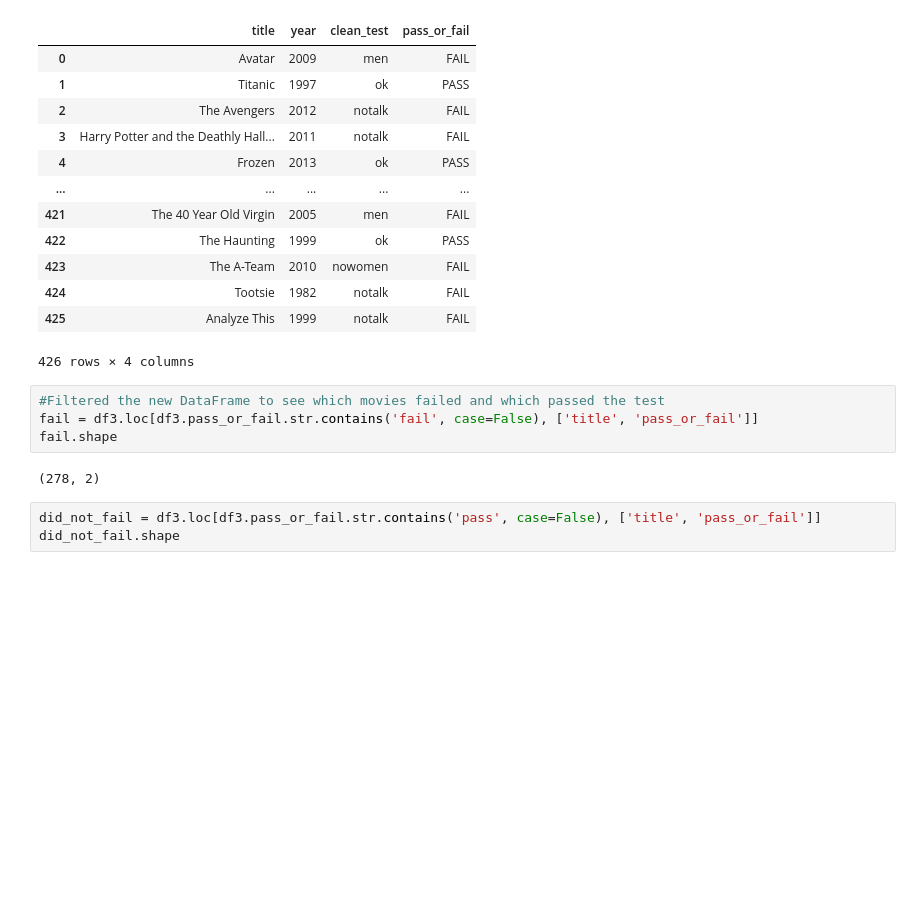
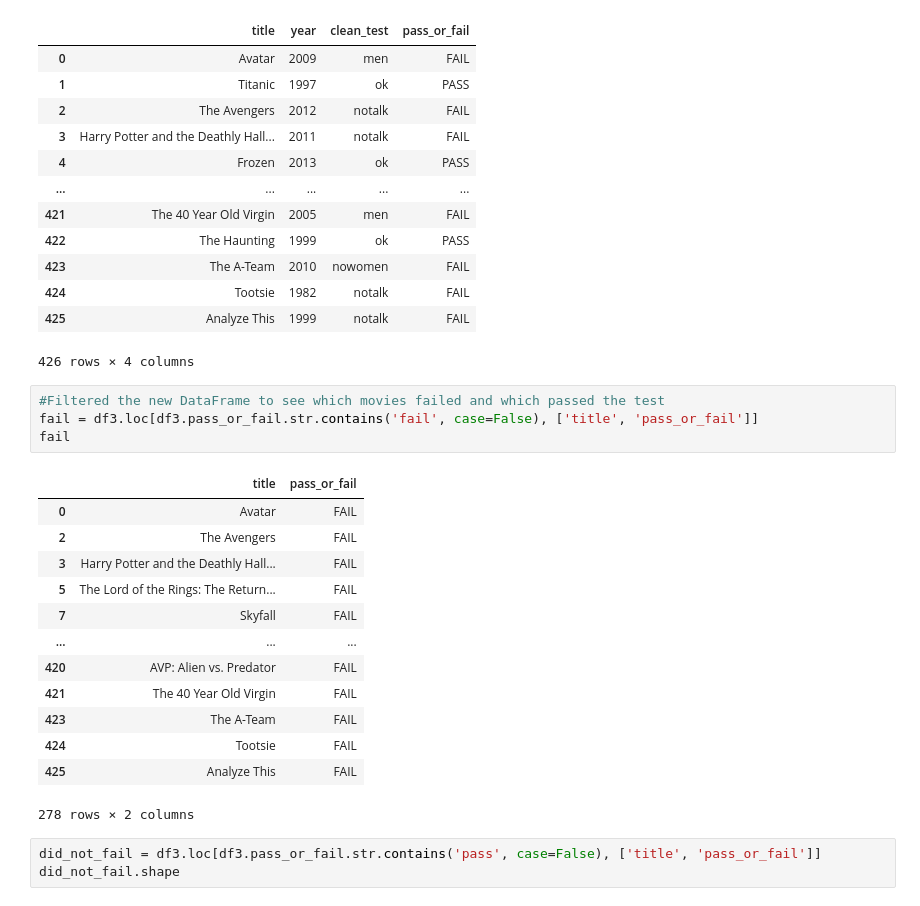
Before and after one commit to Slmudd02/Bechdel_Test, a Jupyter notebook: Bechdel_test_project-checkpoint.ipynb, the cells around one changed output. Drawn from its saved outputs; the diff is of its cells as text; blank space fills up the shorter version.

```diff
--- a/Bechdel_test_project-checkpoint.ipynb
+++ b/Bechdel_test_project-checkpoint.ipynb
@@ -70,9 +70,21 @@ df3
 # %%
 #Filtered the new DataFrame to see which movies failed and which passed the test
 fail = df3.loc[df3.pass_or_fail.str.contains('fail', case=False), ['title', 'pass_or_fail']]
-fail.shape
+fail
 # %% [output]
+|  | title | pass_or_fail |
+| 0 | Avatar | FAIL |
+| 2 | The Avengers | FAIL |
+| 3 | Harry Potter and the Deathly Hall... | FAIL |
+| 5 | The Lord of the Rings: The Return... | FAIL |
+| 7 | Skyfall | FAIL |
+| ... | ... | ... |
+| 420 | AVP: Alien vs. Predator | FAIL |
+| 421 | The 40 Year Old Virgin | FAIL |
+| 423 | The A-Team | FAIL |
+| 424 | Tootsie | FAIL |
+| 425 | Analyze This | FAIL |
-(278, 2)
+278 rows × 2 columns
 # %%
 did_not_fail = df3.loc[df3.pass_or_fail.str.contains('pass', case=False), ['title', 'pass_or_fail']]
 did_not_fail.shape
```
Also changed, not shown: parts of 7 cells of this notebook, 2 other files.
